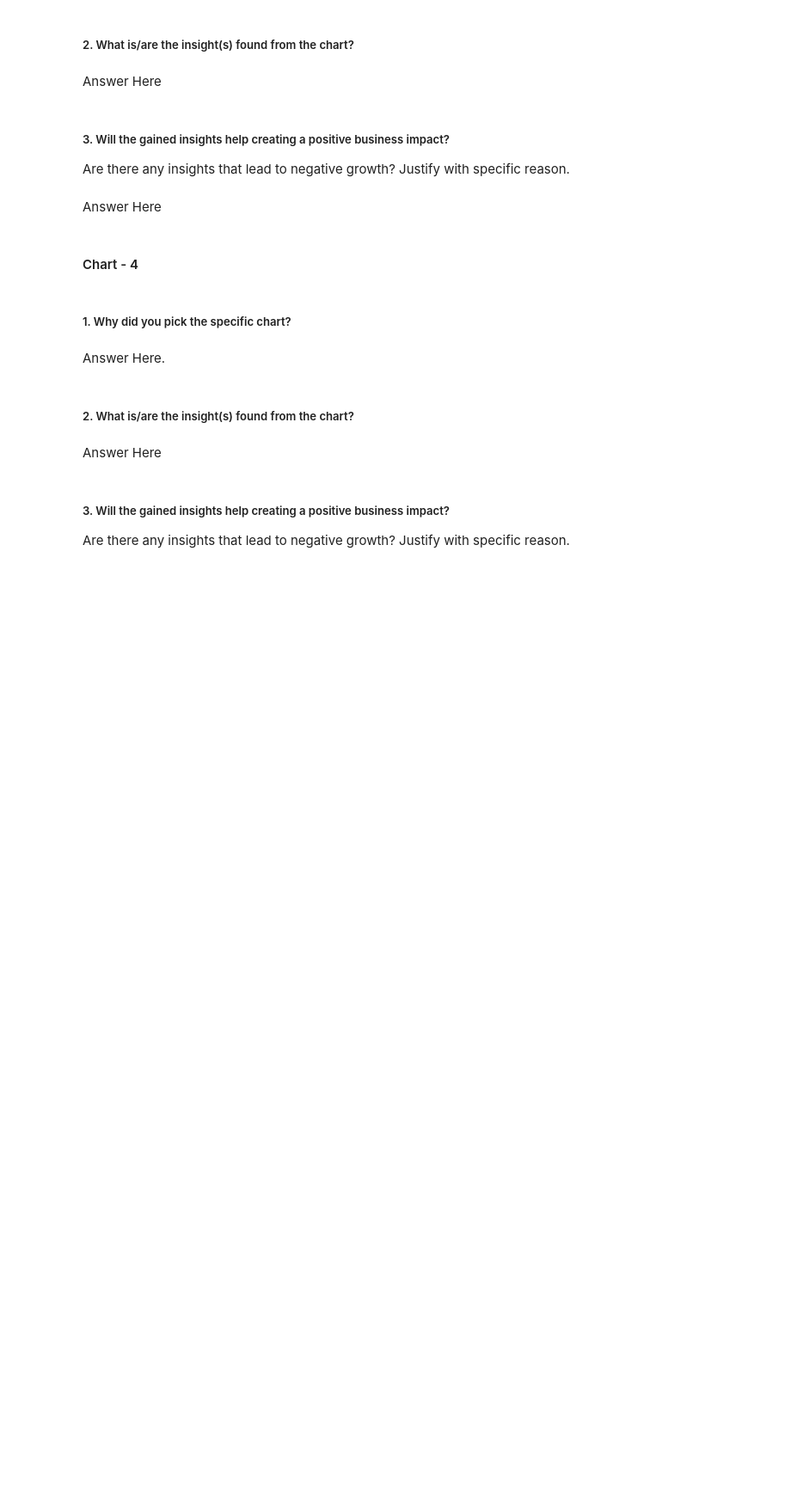
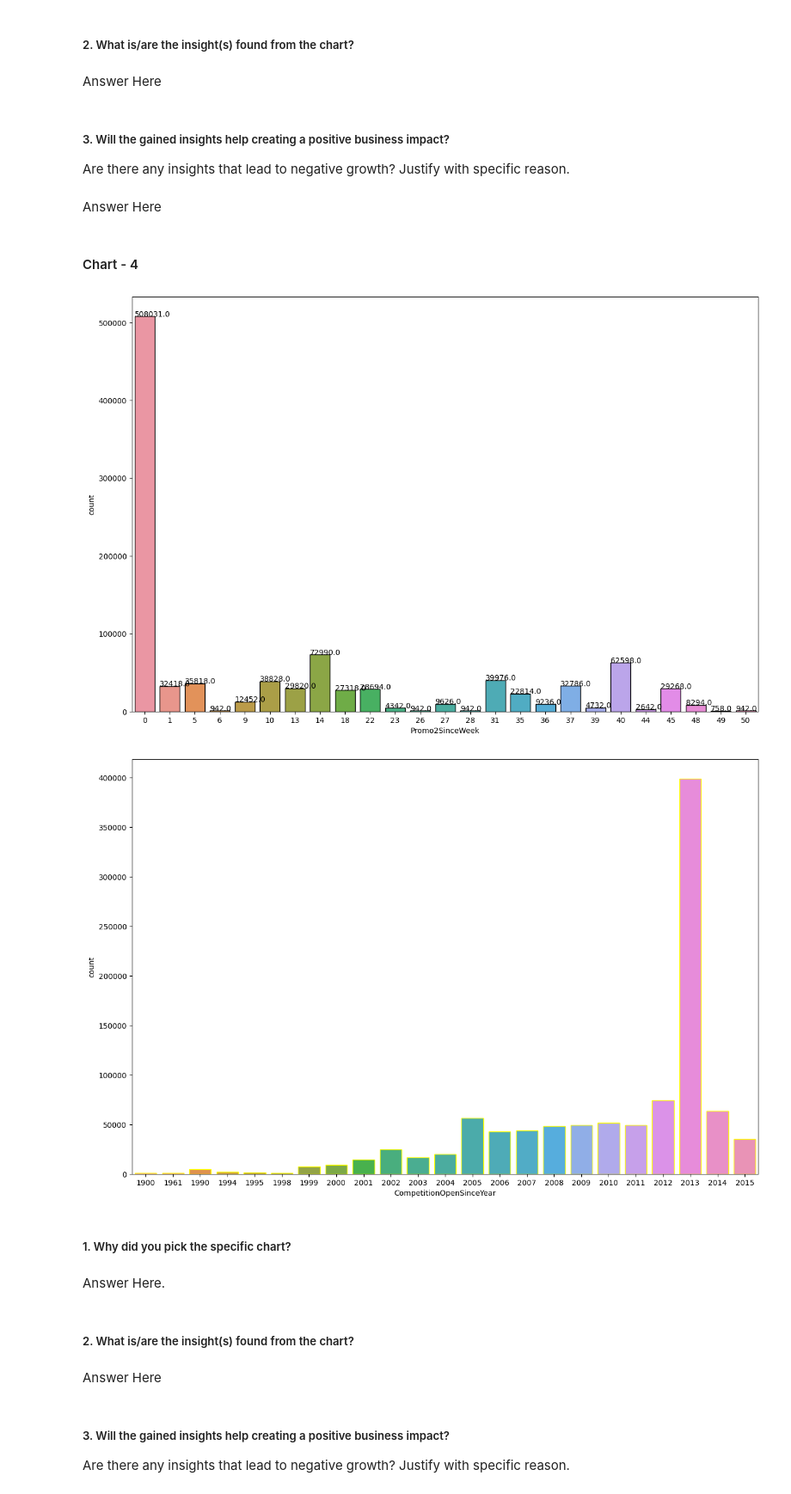
Before and after one commit to niteesh19mt0250/Retail-sales-Prediction-Regression-Project, a Jupyter notebook: Retail_Sales_Prediction_Project.ipynb, the cells around one changed output. Shown at 86% size. Cells and saved outputs as stored; diff of their text form; code cells hidden in the pictures; blank space fills up the shorter version.

```diff
--- a/Retail_Sales_Prediction_Project.ipynb
+++ b/Retail_Sales_Prediction_Project.ipynb
@@ -831,3 +829,17 @@ Answer Here
+# %%
+# Chart - 4 visualization code
+plt.figure(figsize = (15,10))
+ax = sns.countplot(x = 'Promo2SinceWeek', data = df, edgecolor = 'black')
+for p in ax.patches:
+    ax.annotate(str(p.get_height()), (p.get_x() , p.get_height()))
+
+plt.figure(figsize = (15,10))
+x = sns.countplot(x = 'CompetitionOpenSinceYear',data = df,edgecolor = 'yellow')
+for i in x.patches:
+  x.annotate(str(p.get_height()), (p.get_x() , p.get_height()))
+# %% [output]
+[figure, added]
+[figure, added]
 # %% [markdown]
 ##### 1. Why did you pick the specific chart?
 # %% [markdown]
```
Also changed, not shown: parts of 1 cell of this notebook.
